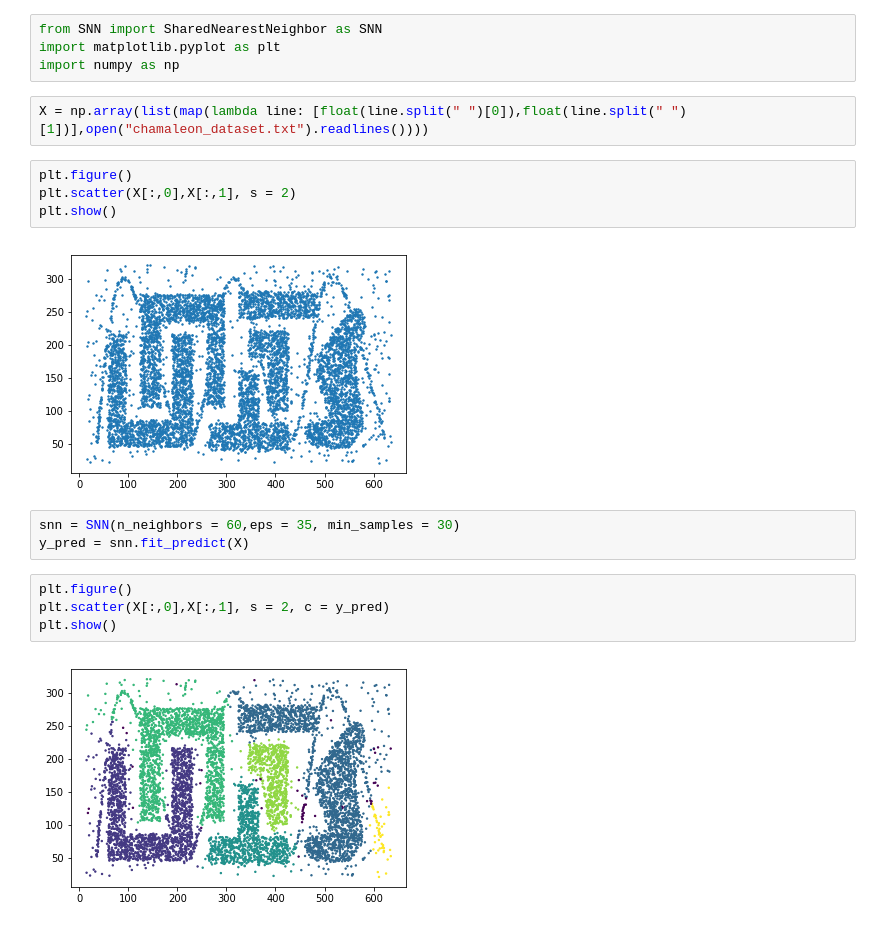
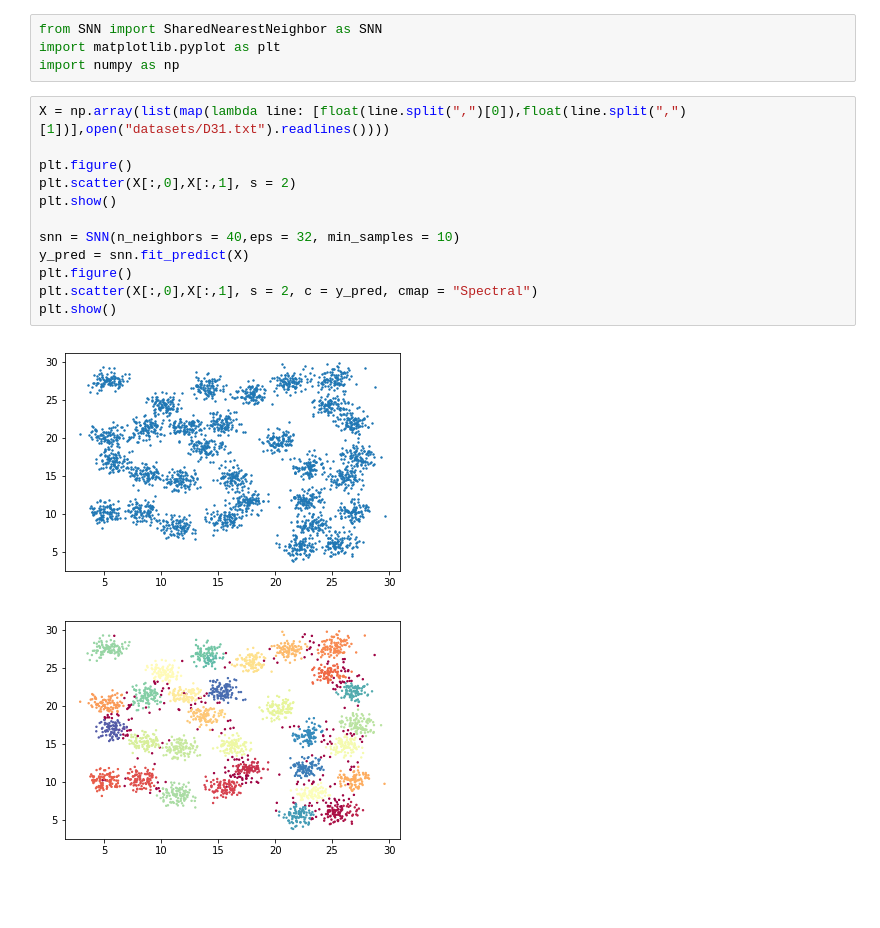
Before and after one commit to felipeangelimvieira/SharedNearestNeighbors, a Jupyter notebook: example.ipynb, the cells around one changed output. Cells and saved outputs as stored; diff of their text form; blank space fills up the shorter version.

Commit message:
add datasets, update ipynb

```diff
--- a/example.ipynb
+++ b/example.ipynb
@@ -3,19 +3,17 @@ from SNN import SharedNearestNeighbor as SNN
 import matplotlib.pyplot as plt
 import numpy as np
 # %%
-X = np.array(list(map(lambda line: [float(line.split(" ")[0]),float(line.split(" ")[1])],open("chamaleon_dataset.txt").readlines())))
+X = np.array(list(map(lambda line: [float(line.split(",")[0]),float(line.split(",")[1])],open("datasets/D31.txt").readlines())))
+
+plt.figure()
+plt.scatter(X[:,0],X[:,1], s = 2)
+plt.show()
+
+snn = SNN(n_neighbors = 40,eps = 32, min_samples = 10)
+y_pred = snn.fit_predict(X)
+plt.figure()
+plt.scatter(X[:,0],X[:,1], s = 2, c = y_pred, cmap = "Spectral")
+plt.show()
+# %% [output]
+[figure, added]
+[figure, added]
-# %%
-plt.figure()
-plt.scatter(X[:,0],X[:,1], s = 2)
-plt.show()
-# %% [output]
-[figure, removed]
-# %%
-snn = SNN(n_neighbors = 60,eps = 35, min_samples = 30)
-y_pred = snn.fit_predict(X)
-# %%
-plt.figure()
-plt.scatter(X[:,0],X[:,1], s = 2, c = y_pred)
-plt.show()
-# %% [output]
-[figure, removed]
```
Also changed, not shown: parts of 5 cells of this notebook, 6 other files.
